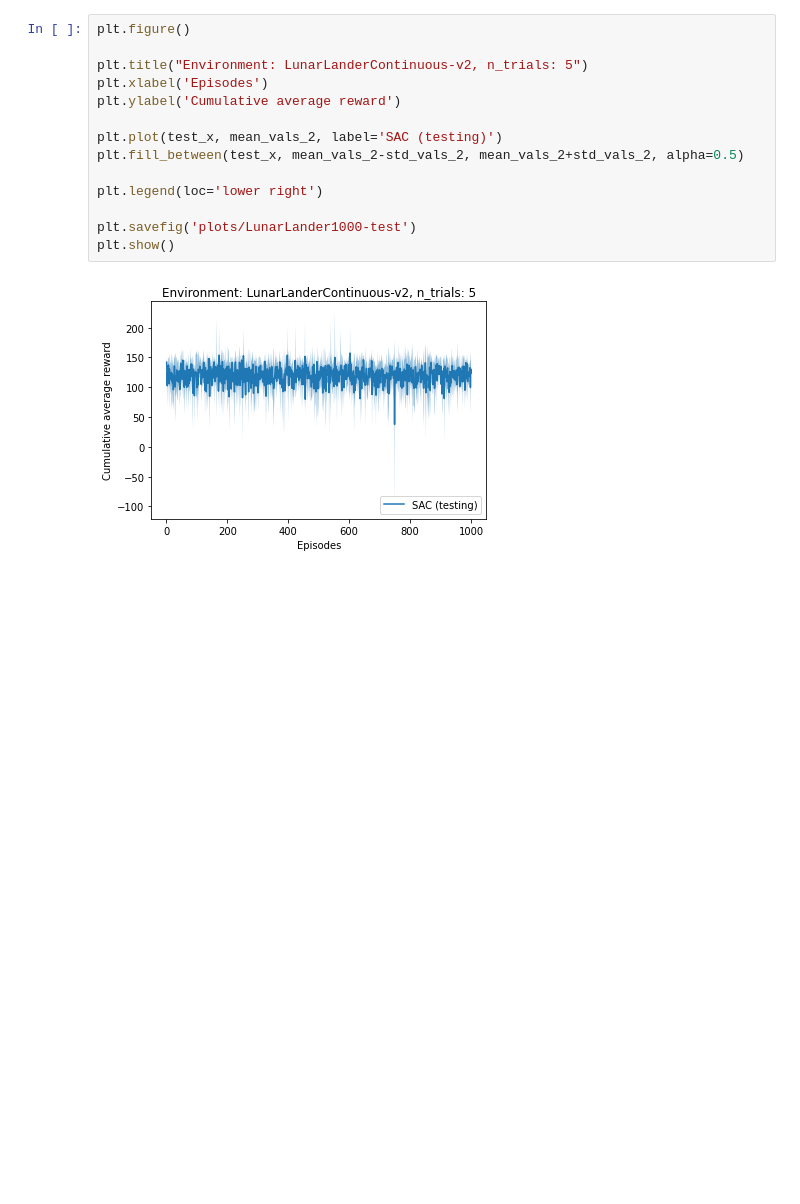
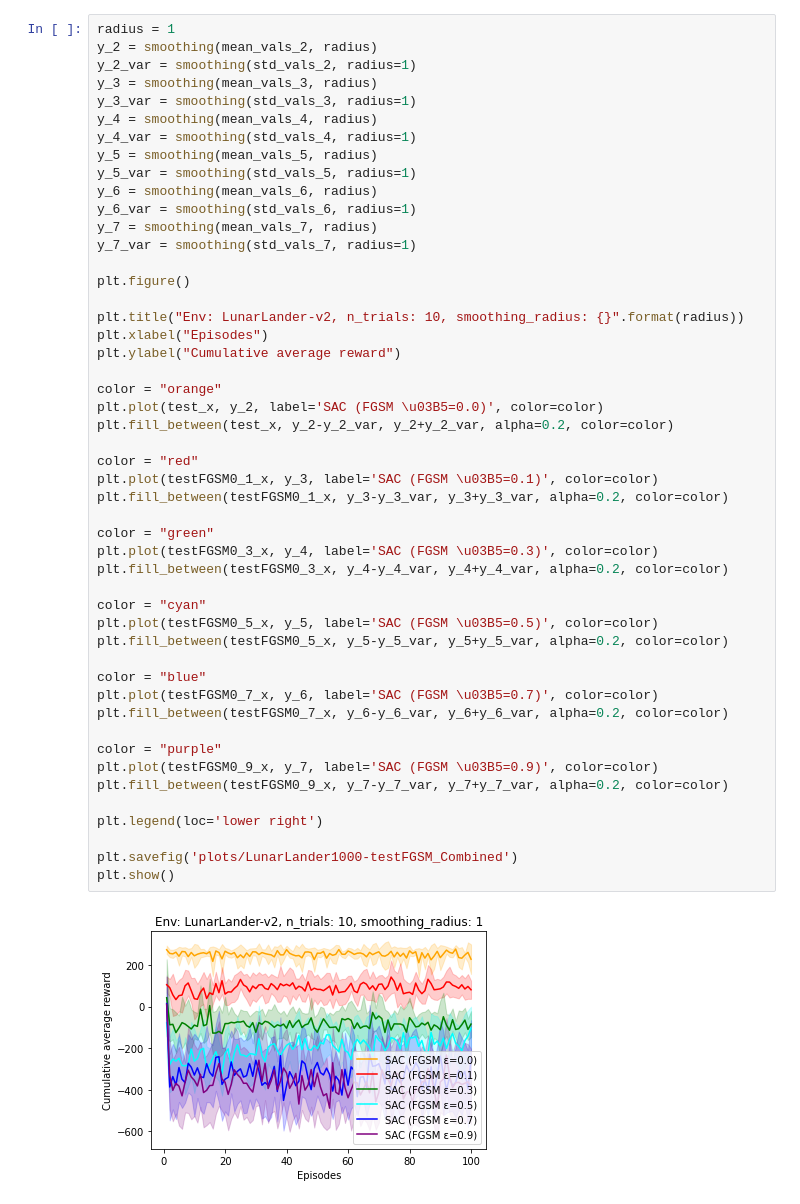
Before and after one commit to bhargavCSSE/adv-RL, a Jupyter notebook: Soft-Actor-Critic/plotter_matplotlib.ipynb, the cells around one changed output. Saved outputs shown, nothing was run; the diff lists cells and outputs as text; blank space fills up the shorter version.

```diff
--- a/Soft-Actor-Critic/plotter_matplotlib.ipynb
+++ b/Soft-Actor-Critic/plotter_matplotlib.ipynb
@@ -36,16 +72,51 @@ plt.show()
-# %%
-plt.figure()
-
-plt.title("Environment: LunarLanderContinuous-v2, n_trials: 5")
-plt.xlabel('Episodes')
-plt.ylabel('Cumulative average reward')
-
-plt.plot(test_x, mean_vals_2, label='SAC (testing)')
-plt.fill_between(test_x, mean_vals_2-std_vals_2, mean_vals_2+std_vals_2, alpha=0.5)
-
-plt.legend(loc='lower right')
-
-plt.savefig('plots/LunarLander1000-test')
-plt.show()
-# %% [output]
-[figure, removed]
+# %%
+radius = 1
+y_2 = smoothing(mean_vals_2, radius)
+y_2_var = smoothing(std_vals_2, radius=1)
+y_3 = smoothing(mean_vals_3, radius)
+y_3_var = smoothing(std_vals_3, radius=1)
+y_4 = smoothing(mean_vals_4, radius)
+y_4_var = smoothing(std_vals_4, radius=1)
+y_5 = smoothing(mean_vals_5, radius)
+y_5_var = smoothing(std_vals_5, radius=1)
+y_6 = smoothing(mean_vals_6, radius)
+y_6_var = smoothing(std_vals_6, radius=1)
+y_7 = smoothing(mean_vals_7, radius)
+y_7_var = smoothing(std_vals_7, radius=1)
+
+plt.figure()
+
+plt.title("Env: LunarLander-v2, n_trials: 10, smoothing_radius: {}".format(radius))
+plt.xlabel("Episodes")
+plt.ylabel("Cumulative average reward")
+
+color = "orange"
+plt.plot(test_x, y_2, label='SAC (FGSM \u03B5=0.0)', color=color)
+plt.fill_between(test_x, y_2-y_2_var, y_2+y_2_var, alpha=0.2, color=color)
+
+color = "red"
+plt.plot(testFGSM0_1_x, y_3, label='SAC (FGSM \u03B5=0.1)', color=color)
+plt.fill_between(testFGSM0_1_x, y_3-y_3_var, y_3+y_3_var, alpha=0.2, color=color)
+
+color = "green"
+plt.plot(testFGSM0_3_x, y_4, label='SAC (FGSM \u03B5=0.3)', color=color)
+plt.fill_between(testFGSM0_3_x, y_4-y_4_var, y_4+y_4_var, alpha=0.2, color=color)
+
+color = "cyan"
+plt.plot(testFGSM0_5_x, y_5, label='SAC (FGSM \u03B5=0.5)', color=color)
+plt.fill_between(testFGSM0_5_x, y_5-y_5_var, y_5+y_5_var, alpha=0.2, color=color)
+
+color = "blue"
+plt.plot(testFGSM0_7_x, y_6, label='SAC (FGSM \u03B5=0.7)', color=color)
+plt.fill_between(testFGSM0_7_x, y_6-y_6_var, y_6+y_6_var, alpha=0.2, color=color)
+
+color = "purple"
+plt.plot(testFGSM0_9_x, y_7, label='SAC (FGSM \u03B5=0.9)', color=color)
+plt.fill_between(testFGSM0_9_x, y_7-y_7_var, y_7+y_7_var, alpha=0.2, color=color)
+
+plt.legend(loc='lower right')
+
+plt.savefig('plots/LunarLander1000-testFGSM_Combined')
+plt.show()
+# %% [output]
+[figure, added]
```
Also changed, not shown: parts of 5 cells of this notebook, 27 other files.
